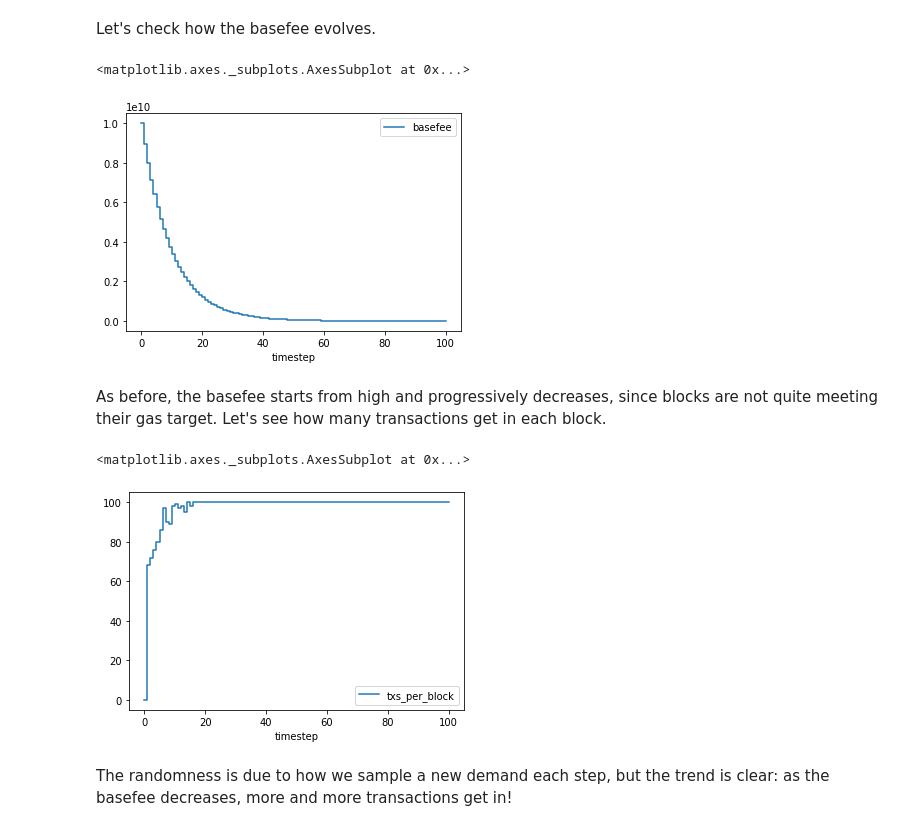
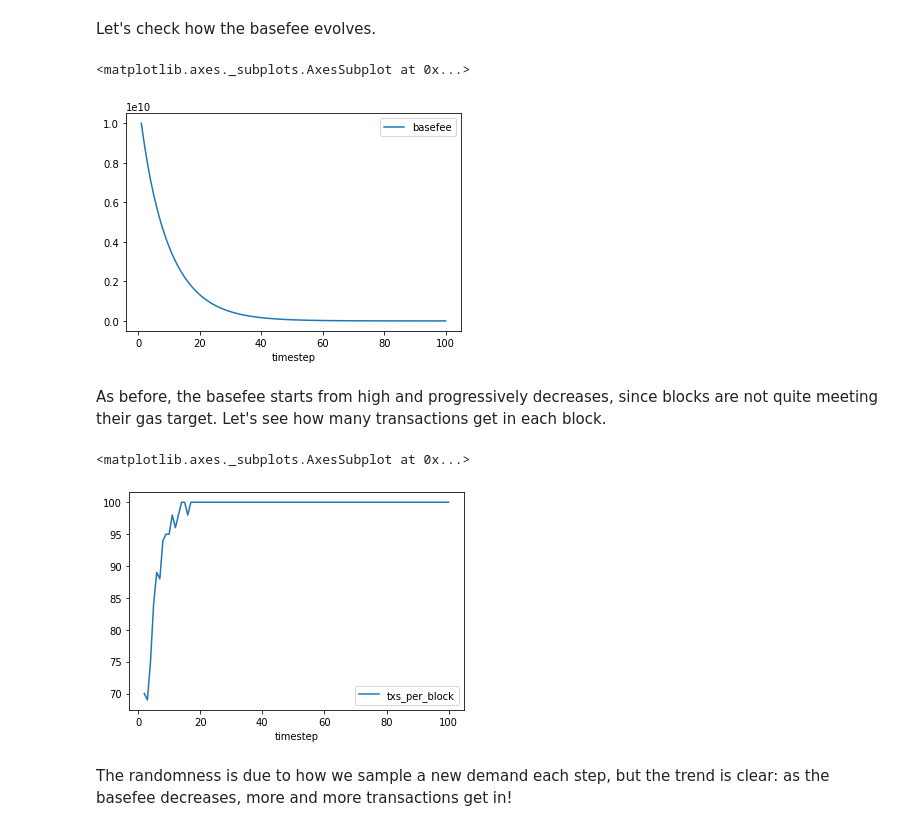
Before and after one commit to ethereum/rig, a Jupyter notebook: eip1559/eip1559.ipynb, the cells around one changed output. Saved outputs shown, nothing was run; the diff lists cells and outputs as text; code cells hidden in the pictures.

```diff
--- a/eip1559/eip1559.ipynb
+++ b/eip1559/eip1559.ipynb
@@ -192,16 +217,18 @@ Realistically though, our demand is not uniform at all. Some users will make a k
 from random import randint
 
 def update_demand_variable(params, step, sL, s, _input):
-    basefee = s["basefee"]
-    demand = []
+    demand = {}
+
     for i in range(100):
-        gas_premium = randint(1, 10) * 1000000000
-        fee_cap = gas_premium + randint(1, 10) * 1000000000
-        demand += [Transaction(
+        gas_premium = randint(1, 10) * (10 ** 9)
+        fee_cap = gas_premium + randint(1, 10) * (10 ** 9)
+        tx = Transaction(
             gas_premium = gas_premium,
             gas_used = 21000,
             fee_cap = fee_cap
-        )]
+        )
+        demand[tx.tx_hash] = tx
+
     return ("demand", demand)
 # %% [markdown]
 Let's look into our demand a bit.
@@ -209,22 +236,24 @@ Let's look into our demand a bit.
 from math import sqrt
 
 def create_df_from_demand(demand):
-    gas_premium = pd.Series([tx.gas_premium for tx in demand])
-    fee_cap = pd.Series([tx.fee_cap for tx in demand])
+    gas_premium = pd.Series([tx.gas_premium for tx_hash, tx in demand.items()])
+    fee_cap = pd.Series([tx.fee_cap for tx_hash, tx in demand.items()])
     return pd.DataFrame({ 'gas_premium': gas_premium, 'fee_cap': fee_cap })
 
-demand = []
+demand = {}
+
 for i in range(100):
-    gas_premium = randint(1, 10) * 1000000000
-    fee_cap = gas_premium + randint(1, 10) * 1000000000
-    demand += [Transaction(
+    gas_premium = randint(1, 10) * (10 ** 9)
+    fee_cap = gas_premium + randint(1, 10) * (10 ** 9)
+    tx = Transaction(
         gas_premium = gas_premium,
         gas_used = 21000,
         fee_cap = fee_cap
-    )]
+    )
+    demand[tx.tx_hash] = tx
 
 demand_df = create_df_from_demand(demand)
-demand_df.hist(bins = 9)
+demand_df.hist(bins = 10)
 # %% [output]
 array([[<matplotlib.axes._subplots.AxesSubplot object at 0x...>,
         <matplotlib.axes._subplots.AxesSubplot object at 0x...>]],
@@ -255,12 +284,12 @@ def include_valid_txs(params, step, sL, s):
     miner_gains = 0
     txs_included = []
 
-    for tx in demand:
+    for tx_hash, tx in demand.items():
         if not is_valid(tx, basefee):
             continue
 
         gas_price = min([basefee + tx.gas_premium, tx.fee_cap])
-        fee = gas_price * tx.gas_used
+        miner_gains += (gas_price - basefee) * tx.gas_used
         txs_included += [tx]
 
     assert miner_gains >= 0
@@ -302,8 +334,8 @@ psub = [{
 }]
 
 initial_conditions = {
-    "basefee": 10000000000,
-    "demand": [],
+    "basefee": 10 * (10 ** 9),
+    "demand": {},
     "latest_block": Block(txs=[])
 }
 
@@ -326,20 +358,20 @@ df = pd.DataFrame(raw_result)
 # %% [markdown]
 Let's check how the basefee evolves.
 # %%
-df.plot('timestep', ['basefee'])
+df[df.substep == 1].plot('timestep', ['basefee'])
 # %% [output]
 <matplotlib.axes._subplots.AxesSubplot at 0x...>
-[figure, old version]
+[figure, new version]
 # %% [markdown]
 As before, the basefee starts from high and progressively decreases, since blocks are not quite meeting their gas target. Let's see how many transactions get in each block.
 # %%
 df["txs_per_block"] = df.latest_block.apply(
     lambda block: len(block.txs)
 )
-df.plot("timestep", "txs_per_block")
+df[(df.timestep > 1) & (df.substep == 1)].plot("timestep", "txs_per_block")
 # %% [output]
 <matplotlib.axes._subplots.AxesSubplot at 0x...>
-[figure, old version]
+[figure, new version]
 # %% [markdown]
 The randomness is due to how we sample a new demand each step, but the trend is clear: as the basefee decreases, more and more transactions get in!
 # %% [markdown]
```
Also changed, not shown: parts of 43 cells of this notebook, 2 other files.
